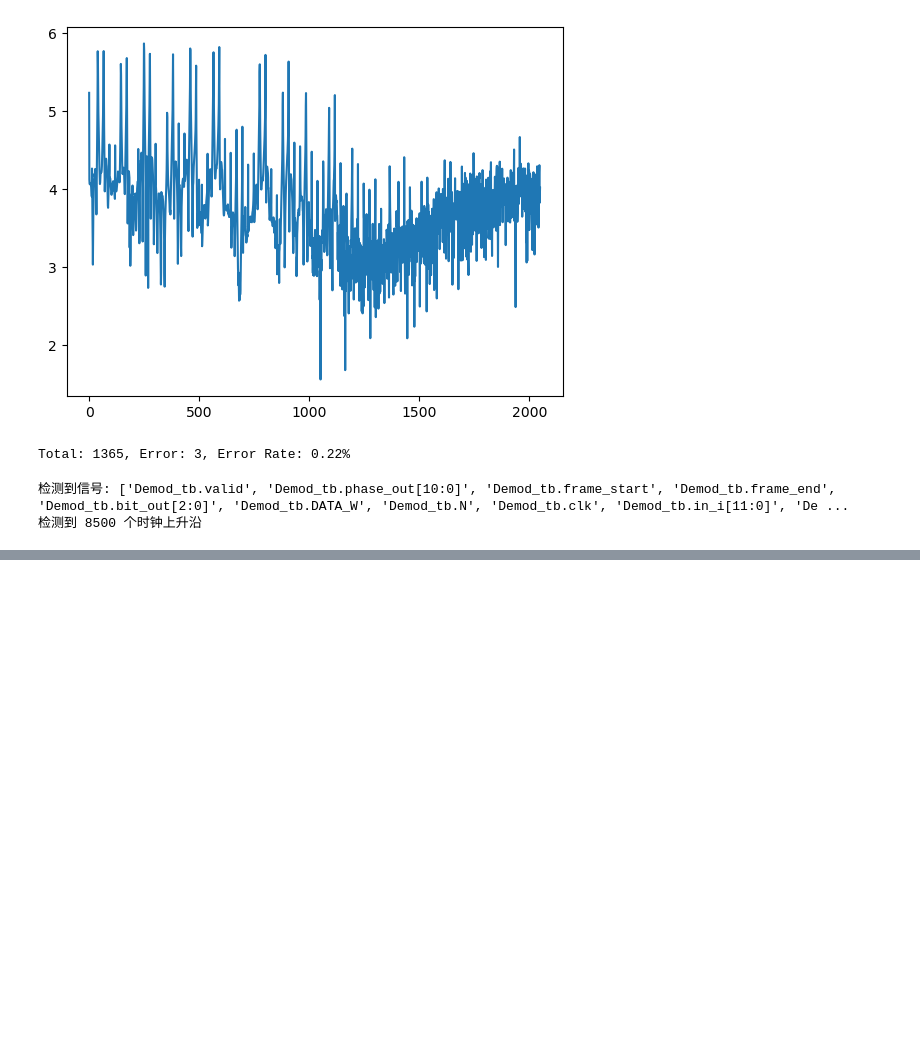
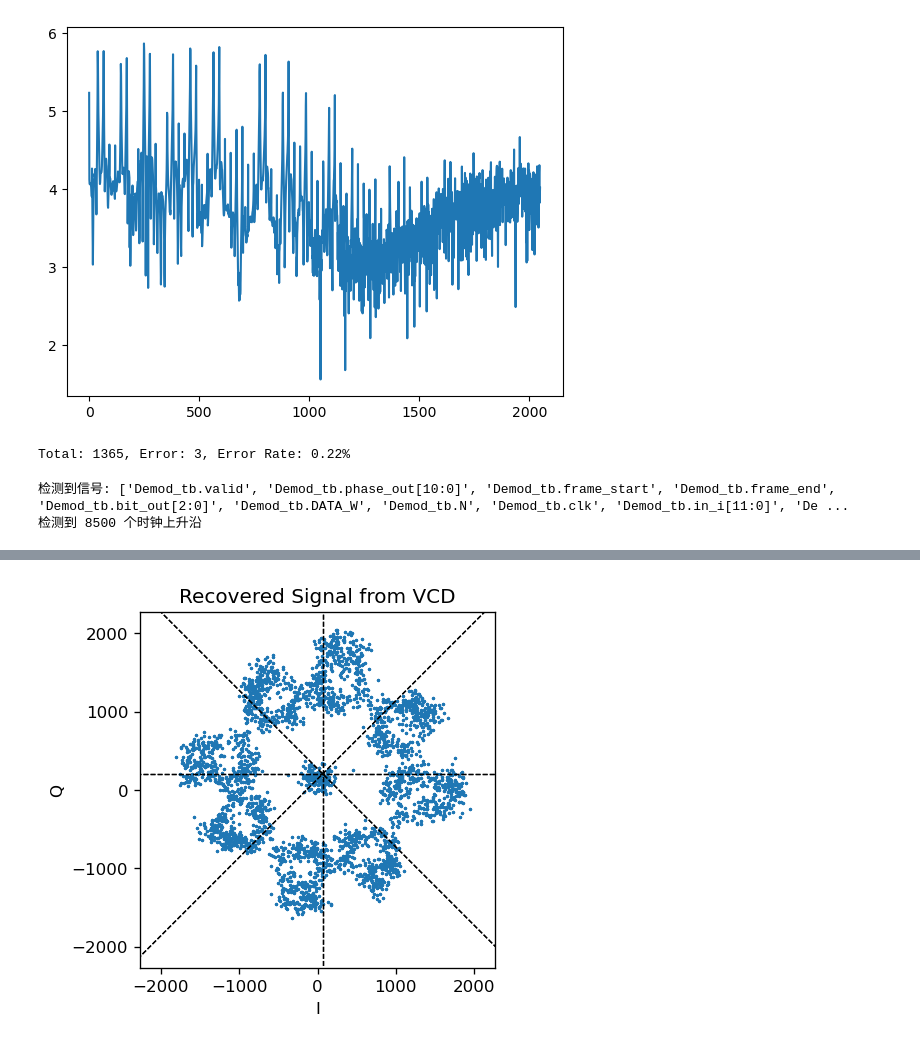
Before and after one commit to dasdasd12/gowin_ad9361, a Jupyter notebook: demod/数据生成与处理.ipynb, the cells around one changed output, grey strips where cells are left out. Saved outputs shown, nothing was run; the diff lists cells and outputs as text; code cells hidden in the pictures; blank space fills up the shorter version.

```diff
--- a/demod/数据生成与处理.ipynb
+++ b/demod/数据生成与处理.ipynb
@@ -155,12 +167,28 @@ df = pd.DataFrame(signal_values, index=range(len(clk_edges)))
 # %%
 import re
 
-signals = ["""Demod_tb
+signals = [
+"""Demod_tb
 phase_out""",
+# """Demod_tb
+# u_Demod
+# valid_in""",
+"""Demod_tb
+valid""",
 """Demod_tb
 u_Demod
-valid_in""",
-""" """]
+out_i""",
+"""Demod_tb
+u_Demod
+out_q""",
+
+"""Demod_tb
+in_i""",
+
+"""Demod_tb
+in_q""",
+
+]
 
 signals = [sig.replace("\n", ".") for sig in signals]
 print("Selected signals:", signals)
@@ -174,7 +202,7 @@ for sig in signals:
             print(f"匹配到信号: {col}")
             selected_signals[col] = df[col]
 
-signed_id = [0]
+signed_id = [0,2,3,4,5]
 
 for idx, col in enumerate(selected_signals.columns):
     if idx in signed_id:
@@ -186,4 +214,70 @@ for idx, col in enumerate(selected_signals.columns):
 
         # 计算补码
         selected_signals[col] = selected_signals[col].apply(lambda x: x - (1 << width) if x >= (1 << (width - 1)) else x)
+
+
+import matplotlib.pyplot as plt
+import numpy as np
+
+# selected_signals.iloc[:,1] 前roll一位
+# selected_signals.iloc[:,1] = selected_signals.iloc[:,1].shift(1)
+
+# selected_signals = selected_signals.where(selected_signals.iloc[:,1] == 1).dropna().reset_index(drop=True)
+# selected_signals.plot(subplots=True, figsize=(12, 2 * len(selected_signals.columns)), grid=True)
+
+# 对selected_signals.iloc[:,0]绘制直方图
+# plt.figure(figsize=(6, 4))
+# plt.hist(selected_signals.iloc[:,0], bins=200)
+# plt.title(f"Histogram of {selected_signals.columns[0]}")
+# plt.xlabel(selected_signals.columns[0])
+# plt.ylabel("Frequency")
+# plt.grid(axis='y', alpha=0.75)
+# plt.show()
+
+def plot_star(signal, title="Star Diagram"):
+    # return
+    fig, ax = plt.subplots(figsize=(4, 4), dpi=120)
+    ax.plot(np.real(signal), np.imag(signal), ".", markersize=2)
+
+    max_val = np.max(np.abs(signal)) * 1.1
+    ax.set_xlim(-max_val, max_val)
+    ax.set_ylim(-max_val, max_val)
+    ax.set_xlabel("I")
+    ax.set_ylabel("Q")
+    ax.set_title(title)
+
+    ax.set_aspect("equal", adjustable="box")  # ✅ 坐标轴固定1:1
+
+    fig.tight_layout()
+
+    # 加上判决门限theta = 0 pi/4 pi/2 ...
+
+    M = 8
+    # for m in range(M):
+    #     theta = 2 * np.pi * m / M
+    #     x = np.array([-max_val, max_val])
+    #     y = np.tan(theta) * x
+    #     ax.plot(x, y, '--', c = 'gray', linewidth=0.8, alpha=0.5)
+
+    moved_center = (np.max(np.real(signal)) + np.min(np.real(signal))) / 2 + 1j * (np.max(np.imag(signal)) + np.min(np.imag(signal))) / 2
+
+    # 画出平移后的线
+    for m in range(M):
+        theta = 2 * np.pi * m / M
+        x = np.array([-max_val*2, max_val*2]) + np.real(moved_center)
+        y = np.tan(theta) * (x - np.real(moved_center)) + np.imag(moved_center)
+        ax.plot(x, y, '--', c = 'black', linewidth=0.8)
+
+    plt.show()
+
+start_point = 200
+
+# plot_star((selected_signals.iloc[:,2] + 1j * selected_signals.iloc[:,3])[start_point*6:-4], "Recovered Signal from VCD")
+plot_star((selected_signals.iloc[:,4] + 1j * selected_signals.iloc[:,5])[start_point*6:-4], "Recovered Signal from VCD")
+
+selected_signals.iloc[:,1] = selected_signals.iloc[:,1].shift(1)
+
+selected_signals = selected_signals.where(selected_signals.iloc[:,1] == 1).dropna().reset_index(drop=True)
+
+plot_star((selected_signals.iloc[:,2] + 1j * selected_signals.iloc[:,3])[start_point:-4], "Recovered Signal from VCD")
 # %% [output]
@@ -192,0 +291 @@ Selected signals: ['Demod_tb.phase_out', 'Demod_tb.u_Demod.valid_in']
+[figure, added]
```
Also changed, not shown: parts of 4 cells of this notebook.
